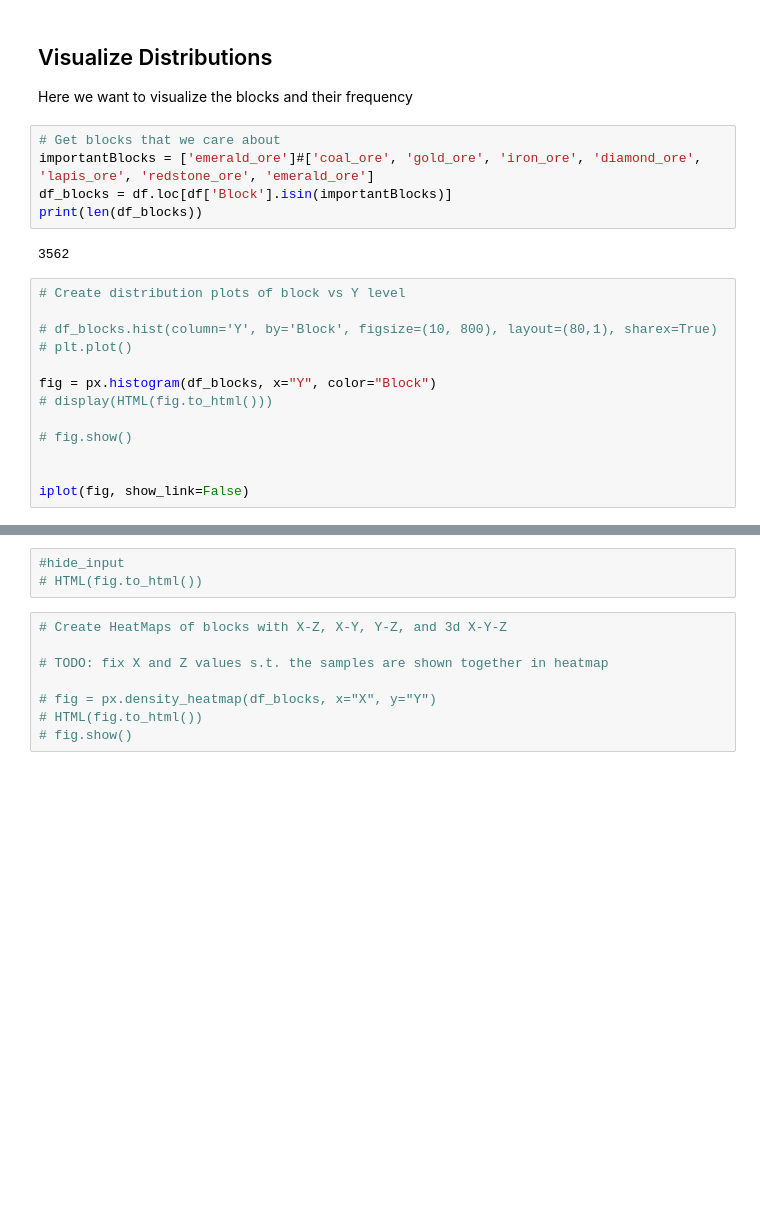
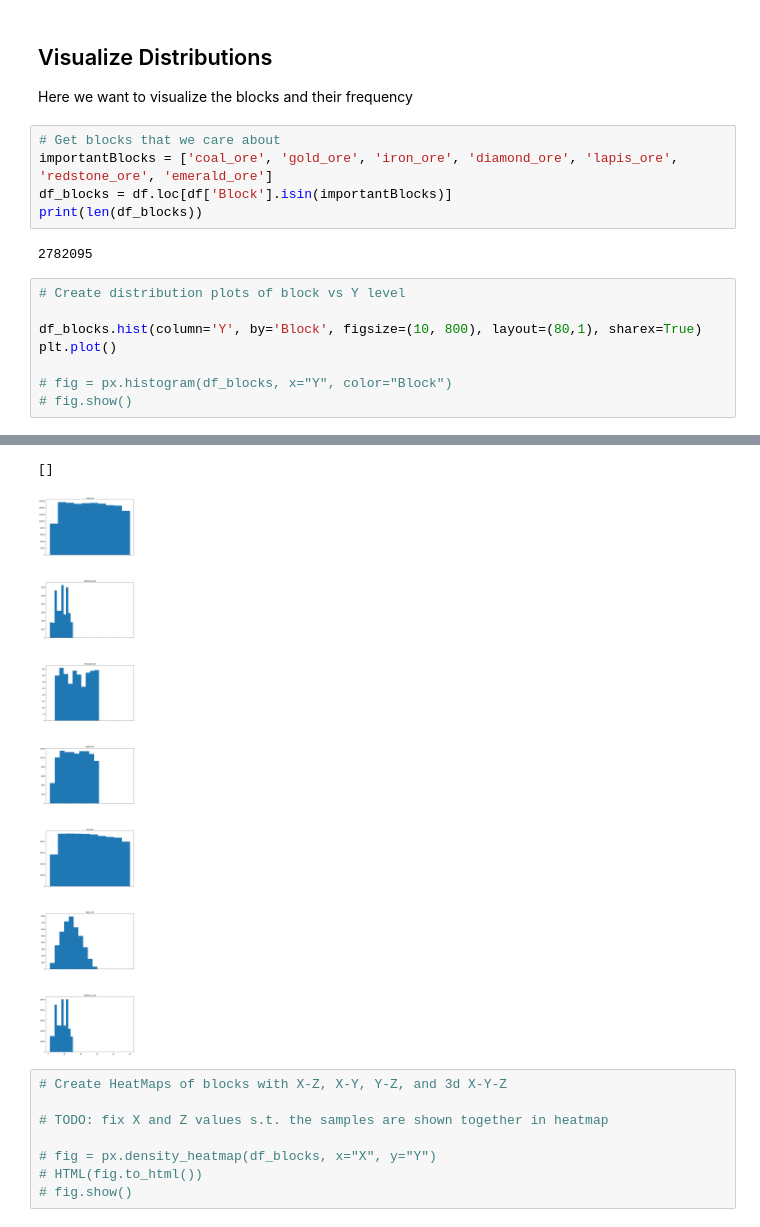
Before and after one commit to JPrier/josh-blog, a Jupyter notebook: _notebooks/MinecraftBlocks.ipynb, the cells around one changed output, grey strips where cells are left out. Cells and saved outputs as stored; diff of their text form; blank space fills up the shorter version.

```diff
--- a/_notebooks/MinecraftBlocks.ipynb
+++ b/_notebooks/MinecraftBlocks.ipynb
@@ -55,22 +51,17 @@ with pd.option_context('display.max_rows', 10, 'display.max_columns', None):
 Here we want to visualize the blocks and their frequency
 # %%
 # Get blocks that we care about
-importantBlocks = ['emerald_ore']#['coal_ore', 'gold_ore', 'iron_ore', 'diamond_ore', 'lapis_ore', 'redstone_ore', 'emerald_ore']
+importantBlocks = ['coal_ore', 'gold_ore', 'iron_ore', 'diamond_ore', 'lapis_ore', 'redstone_ore', 'emerald_ore']
 df_blocks = df.loc[df['Block'].isin(importantBlocks)]
 print(len(df_blocks))
 # %% [output]
-3562
+2782095
 # %%
 # Create distribution plots of block vs Y level
 
-# df_blocks.hist(column='Y', by='Block', figsize=(10, 800), layout=(80,1), sharex=True)
-# plt.plot()
+df_blocks.hist(column='Y', by='Block', figsize=(10, 800), layout=(80,1), sharex=True)
+plt.plot()
 
-fig = px.histogram(df_blocks, x="Y", color="Block")
-# display(HTML(fig.to_html()))
-
+# fig = px.histogram(df_blocks, x="Y", color="Block")
 # fig.show()
-
-
-iplot(fig, show_link=False)
 # %% [output]
@@ -78,6 +68,5 @@ iplot(fig, show_link=False)
+[]
+[figure, added]
-# %%
-#hide_input
-# HTML(fig.to_html())
 # %%
 # Create HeatMaps of blocks with X-Z, X-Y, Y-Z, and 3d X-Y-Z
 
```
Also changed, not shown: parts of 3 cells of this notebook.
